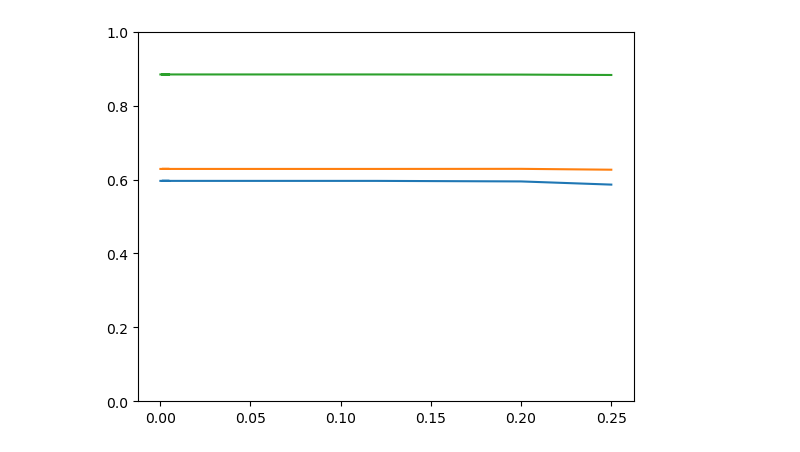
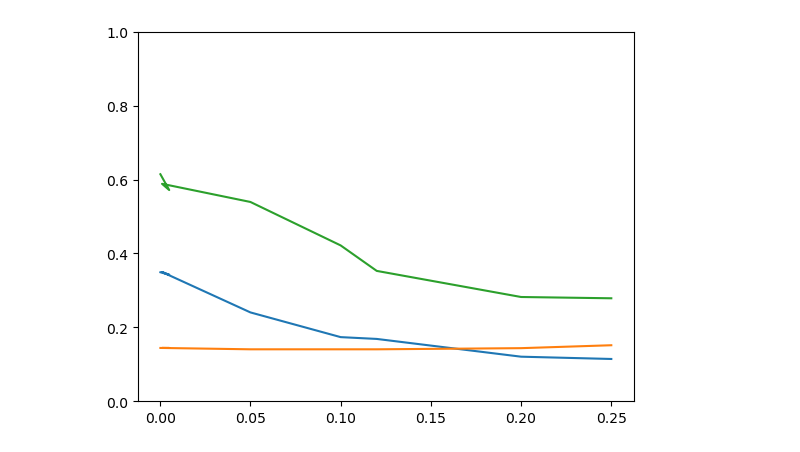
Before and after one commit to PeterVanNostrand/FACET, a Jupyter notebook: figures/vary_sigma.ipynb, the cells around one changed output. Cells and saved outputs as stored; diff of their text form; code cells hidden in the pictures.

Commit message:
FACET bug fix, sigma nb correction

```diff
--- a/figures/vary_sigma.ipynb
+++ b/figures/vary_sigma.ipynb
@@ -6,14 +6,14 @@ import pandas as pd
 # %%
 use_one_csv = False
 one_csv_path = "../results/vary_sigma.csv"
-multi_csv_paths = "../results/vary-sigma-*.csv"
+multi_csv_paths = "../results/"
 # %%
 if use_one_csv: # if loading from one csv
     df = pd.read_csv(one_csv_path)
 else: # if loading from multiple csvs
     df: pd.DataFrame = pd.DataFrame()
     found_files = []
-    for file in glob.glob(multi_csv_paths):
+    for file in glob.glob(multi_csv_paths + "vary_sigma_*.csv"):
         found_files.append(file)
         df_it = pd.read_csv(file)
         df = df.append(df_it)
@@ -62,9 +61,9 @@ df.head(20)
 # %%
 plt.figure()
 for ds in found_ds:
-    f1s = list(df.loc[ds, "FACETIndex", found_sigmas]["f1"])
+    f1s = list(df.loc[ds, "FACETIndex", found_sigmas]["avg_dist"])
     plt.plot(found_sigmas, f1s)
 plt.ylim([0, 1])
 plt.show()
 # %% [output]
-[figure, old version]
+[figure, new version]
```
Also changed, not shown: parts of 3 cells of this notebook, 3 other files.
